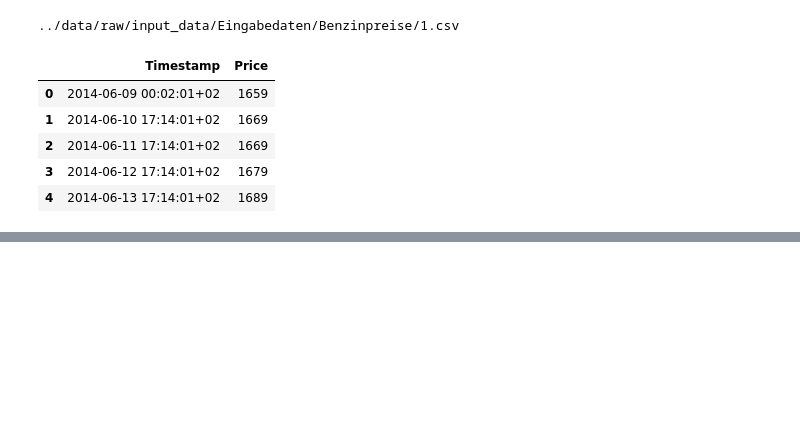
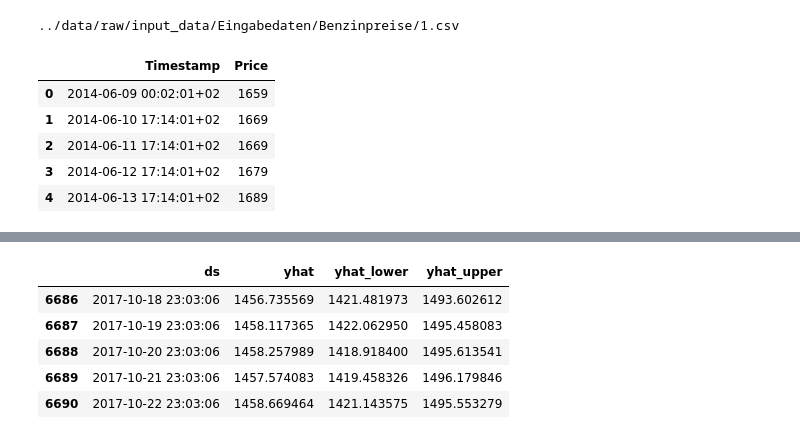
Before and after one commit to WGierke/informatiCup2018, a Jupyter notebook: notebooks/1.0-wg-data-exploration.ipynb, the cells around one changed output, grey strips where cells are left out. Drawn from its saved outputs; the diff is of its cells as text; code cells hidden in the pictures; blank space fills up the shorter version.

```diff
--- a/notebooks/1.0-wg-data-exploration.ipynb
+++ b/notebooks/1.0-wg-data-exploration.ipynb
@@ -27,0 +52,10 @@ iplot([{"x": [get_datetime_from_string(str(x)) for x in df.Timestamp], "y": df.P
+# %%
+forecast = m.predict(future)
+forecast[['ds', 'yhat', 'yhat_lower', 'yhat_upper']].tail()
+# %% [output]
+|  | ds | yhat | yhat_lower | yhat_upper |
+| 6686 | 2017-10-18 23:03:06 | 1456.735569 | 1421.481973 | 1493.602612 |
+| 6687 | 2017-10-19 23:03:06 | 1458.117365 | 1422.062950 | 1495.458083 |
+| 6688 | 2017-10-20 23:03:06 | 1458.257989 | 1418.918400 | 1495.613541 |
+| 6689 | 2017-10-21 23:03:06 | 1457.574083 | 1419.458326 | 1496.179846 |
+| 6690 | 2017-10-22 23:03:06 | 1458.669464 | 1421.143575 | 1495.553279 |
```
Also changed, not shown: parts of 6 cells of this notebook, 1 other file.
